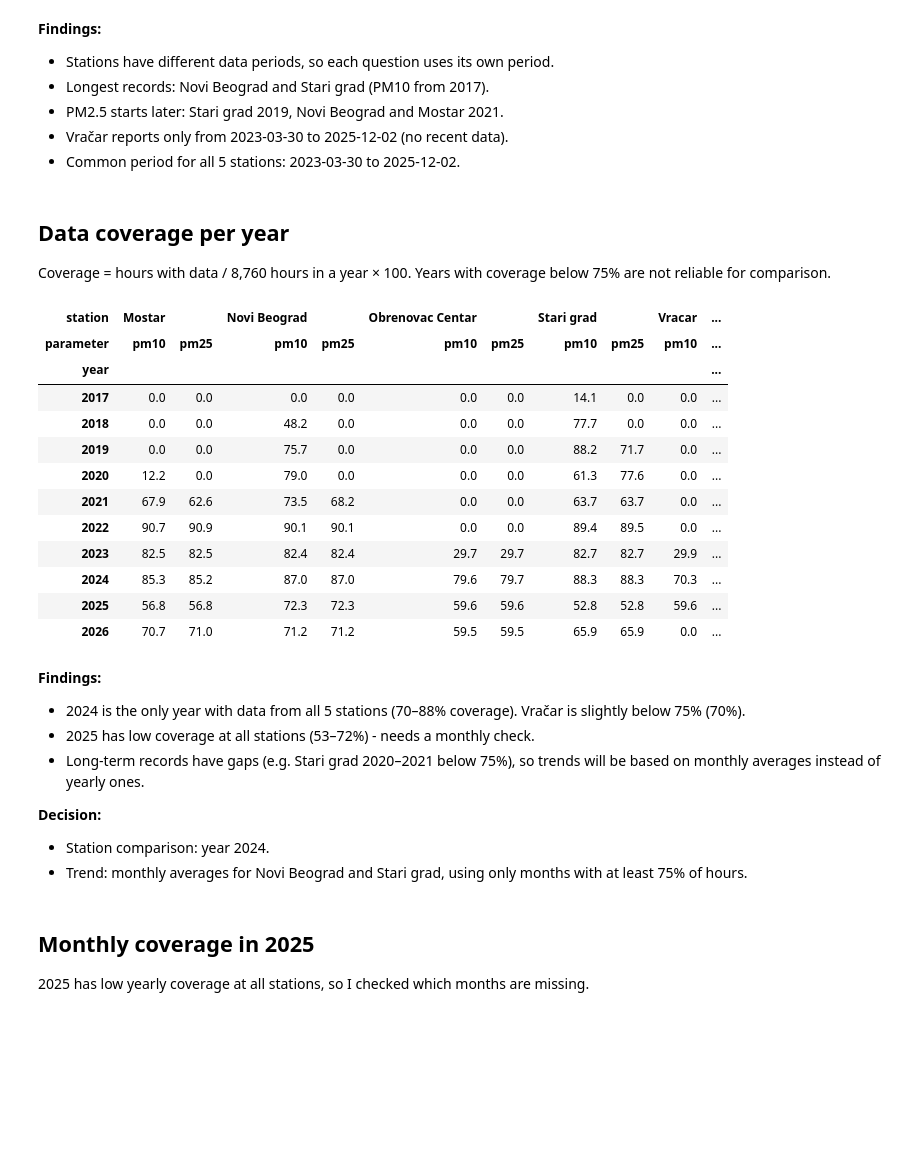
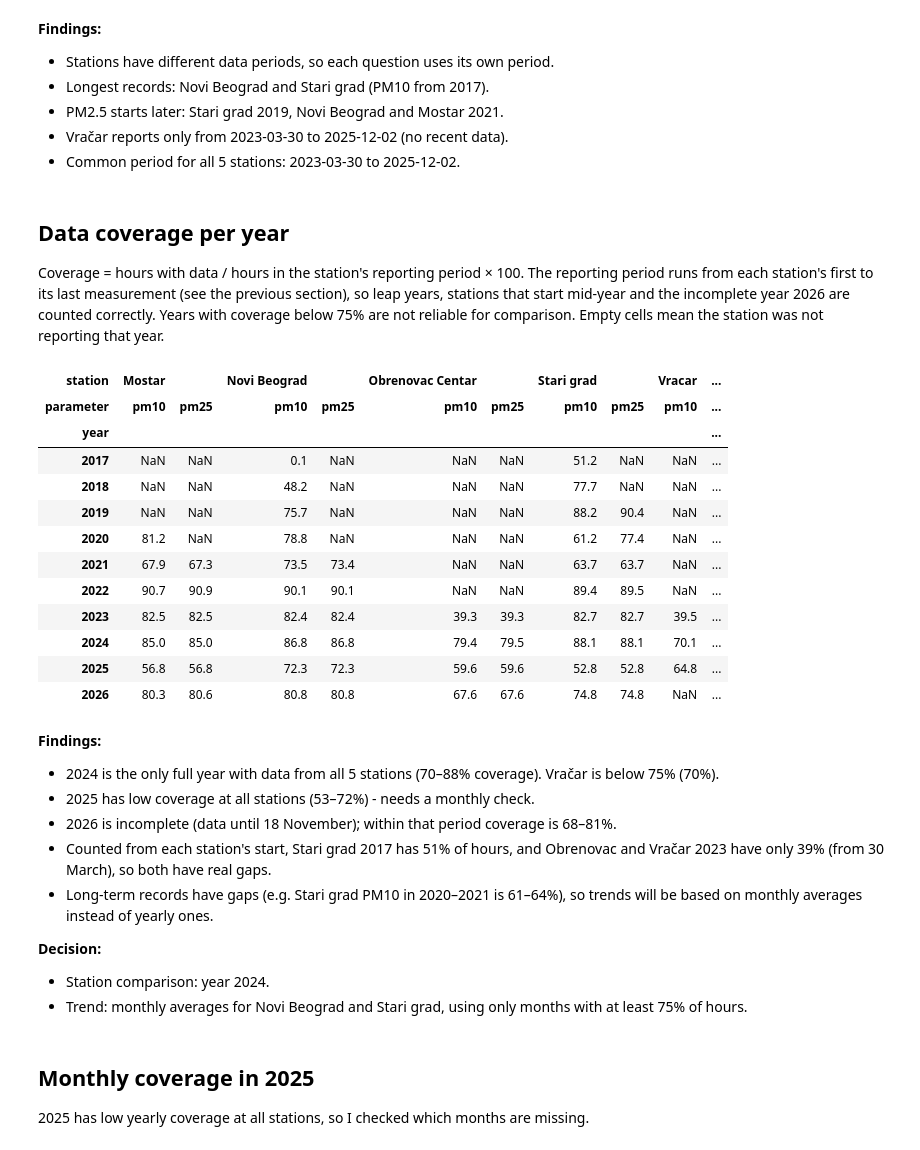
Before and after one commit to TinnTosi/belgrade-air-quality, a Jupyter notebook: notebooks/01_explore.ipynb, the cells around one changed output. Cells and saved outputs as stored; diff of their text form; code cells hidden in the pictures; blank space fills up the shorter version.

Commit message:
Fix coverage calculation and strengthen data checks

```diff
--- a/notebooks/01_explore.ipynb
+++ b/notebooks/01_explore.ipynb
@@ -204,33 +204,51 @@ df.groupby(["station", "parameter"])["datetime_utc"].agg(["min", "max"])
 - Common period for all 5 stations: 2023-03-30 to 2025-12-02.
 # %% [markdown]
 ## Data coverage per year
-Coverage = hours with data / 8,760 hours in a year × 100.
-Years with coverage below 75% are not reliable for comparison.
+Coverage = hours with data / hours in the station's reporting period × 100.
+The reporting period runs from each station's first to its last measurement
+(see the previous section), so leap years, stations that start mid-year and
+the incomplete year 2026 are counted correctly. Years with coverage below 75%
+are not reliable for comparison. Empty cells mean the station was not reporting
+that year.
 # %%
 df["year"] = df["datetime_utc"].dt.year
+
+# Expected hours: every hour from each station's first to its last measurement
+periods = df.groupby(["station", "parameter"])["datetime_utc"].agg(["min", "max"])
+all_hours = pd.concat(
+    pd.DataFrame({"station": station, "parameter": parameter,
+                  "datetime_utc": pd.date_range(start, end, freq="h")})
+    for (station, parameter), (start, end) in periods.iterrows()
+)
+expected = all_hours.groupby(["station", "parameter", all_hours["datetime_utc"].dt.year.rename("year")]).size()
+
 counts = df.groupby(["station", "parameter", "year"]).size()
-coverage = (counts / 8760 * 100).round(1)
-coverage.unstack("year").fillna(0).T
+coverage = (counts / expected * 100).round(1)
+coverage.unstack(["station", "parameter"])
 # %% [output]
 | station | Mostar |  | Novi Beograd |  | Obrenovac Centar |  | Stari grad |  | Vracar | ... |
 | parameter | pm10 | pm25 | pm10 | pm25 | pm10 | pm25 | pm10 | pm25 | pm10 | ... |
 | year |  |  |  |  |  |  |  |  |  | ... |
-| 2017 | 0.0 | 0.0 | 0.0 | 0.0 | 0.0 | 0.0 | 14.1 | 0.0 | 0.0 | ... |
-| 2018 | 0.0 | 0.0 | 48.2 | 0.0 | 0.0 | 0.0 | 77.7 | 0.0 | 0.0 | ... |
-| 2019 | 0.0 | 0.0 | 75.7 | 0.0 | 0.0 | 0.0 | 88.2 | 71.7 | 0.0 | ... |
-| 2020 | 12.2 | 0.0 | 79.0 | 0.0 | 0.0 | 0.0 | 61.3 | 77.6 | 0.0 | ... |
-| 2021 | 67.9 | 62.6 | 73.5 | 68.2 | 0.0 | 0.0 | 63.7 | 63.7 | 0.0 | ... |
-| 2022 | 90.7 | 90.9 | 90.1 | 90.1 | 0.0 | 0.0 | 89.4 | 89.5 | 0.0 | ... |
-| 2023 | 82.5 | 82.5 | 82.4 | 82.4 | 29.7 | 29.7 | 82.7 | 82.7 | 29.9 | ... |
-| 2024 | 85.3 | 85.2 | 87.0 | 87.0 | 79.6 | 79.7 | 88.3 | 88.3 | 70.3 | ... |
-| 2025 | 56.8 | 56.8 | 72.3 | 72.3 | 59.6 | 59.6 | 52.8 | 52.8 | 59.6 | ... |
-| 2026 | 70.7 | 71.0 | 71.2 | 71.2 | 59.5 | 59.5 | 65.9 | 65.9 | 0.0 | ... |
+| 2017 | NaN | NaN | 0.1 | NaN | NaN | NaN | 51.2 | NaN | NaN | ... |
+| 2018 | NaN | NaN | 48.2 | NaN | NaN | NaN | 77.7 | NaN | NaN | ... |
+| 2019 | NaN | NaN | 75.7 | NaN | NaN | NaN | 88.2 | 90.4 | NaN | ... |
+| 2020 | 81.2 | NaN | 78.8 | NaN | NaN | NaN | 61.2 | 77.4 | NaN | ... |
+| 2021 | 67.9 | 67.3 | 73.5 | 73.4 | NaN | NaN | 63.7 | 63.7 | NaN | ... |
+| 2022 | 90.7 | 90.9 | 90.1 | 90.1 | NaN | NaN | 89.4 | 89.5 | NaN | ... |
+| 2023 | 82.5 | 82.5 | 82.4 | 82.4 | 39.3 | 39.3 | 82.7 | 82.7 | 39.5 | ... |
+| 2024 | 85.0 | 85.0 | 86.8 | 86.8 | 79.4 | 79.5 | 88.1 | 88.1 | 70.1 | ... |
+| 2025 | 56.8 | 56.8 | 72.3 | 72.3 | 59.6 | 59.6 | 52.8 | 52.8 | 64.8 | ... |
+| 2026 | 80.3 | 80.6 | 80.8 | 80.8 | 67.6 | 67.6 | 74.8 | 74.8 | NaN | ... |
 # %% [markdown]
 **Findings:**
-- 2024 is the only year with data from all 5 stations (70–88% coverage).
-  Vračar is slightly below 75% (70%).
+- 2024 is the only full year with data from all 5 stations (70–88% coverage).
+  Vračar is below 75% (70%).
 - 2025 has low coverage at all stations (53–72%) - needs a monthly check.
-- Long-term records have gaps (e.g. Stari grad 2020–2021 below 75%),
+- 2026 is incomplete (data until 18 November); within that period coverage is
+  68–81%.
+- Counted from each station's start, Stari grad 2017 has 51% of hours, and
+  Obrenovac and Vračar 2023 have only 39% (from 30 March), so both have real gaps.
+- Long-term records have gaps (e.g. Stari grad PM10 in 2020–2021 is 61–64%),
   so trends will be based on monthly averages instead of yearly ones.
 
 **Decision:**
```
Also changed, not shown: parts of 5 cells of this notebook.
